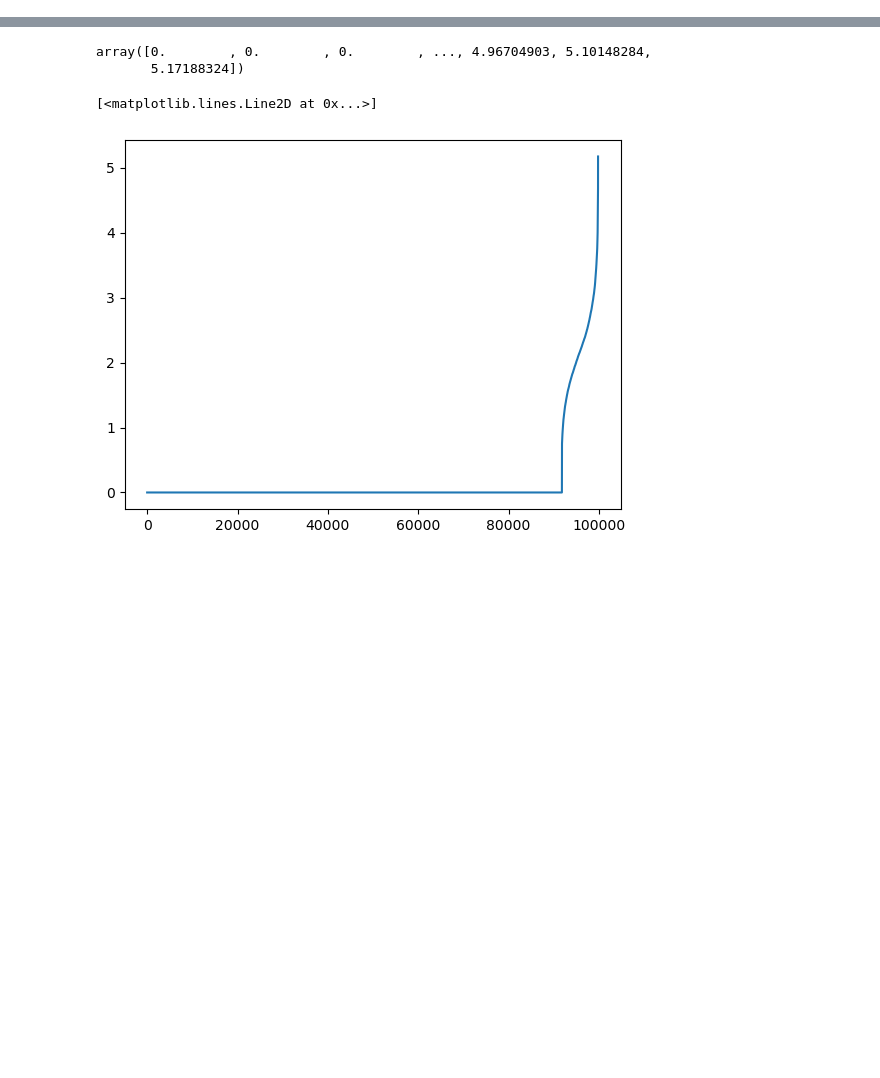
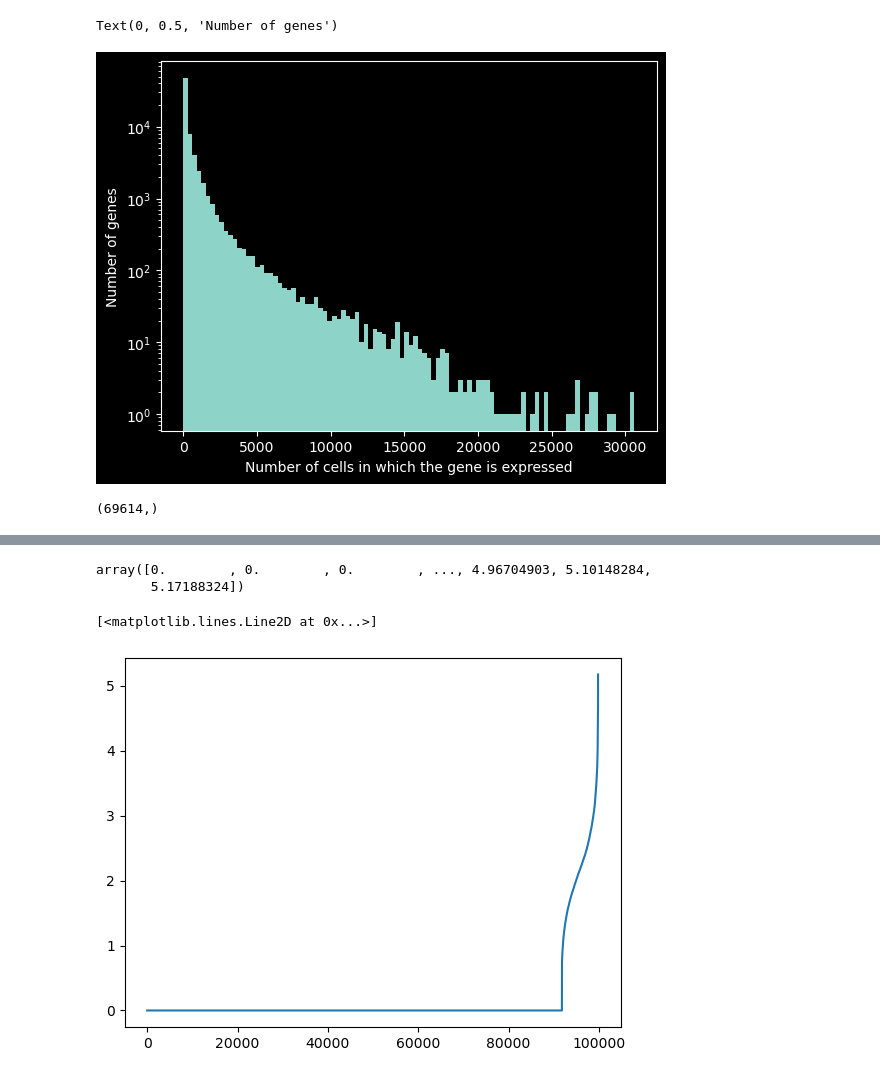
Before and after one commit to Buglakova/platy_scrnaseq_integration, a Jupyter notebook: distribution_analysis/view_expression.ipynb, the cells around one changed output, grey strips where cells are left out. Drawn from its saved outputs; the diff is of its cells as text; code cells hidden in the pictures; blank space fills up the shorter version.

```diff
--- a/distribution_analysis/view_expression.ipynb
+++ b/distribution_analysis/view_expression.ipynb
@@ -40,3 +88,15 @@ atlas.var
+# %%
+nonzero = (atlas.X.toarray() >  0).sum(axis=0)
+plt.hist(nonzero, bins=100, log=True)
+plt.xlabel("Number of cells in which the gene is expressed")
+plt.ylabel("Number of genes")
+# %% [output]
+Text(0, 0.5, 'Number of genes')
+[figure, added]
+# %%
+nonzero.shape
+# %% [output]
+(69614,)
 # %%
 ncald_expr = atlas[:, "XLOC-040379"].X.toarray().T[0]
 # %%
```
Also changed, not shown: parts of 9 cells of this notebook, 2 other files.
